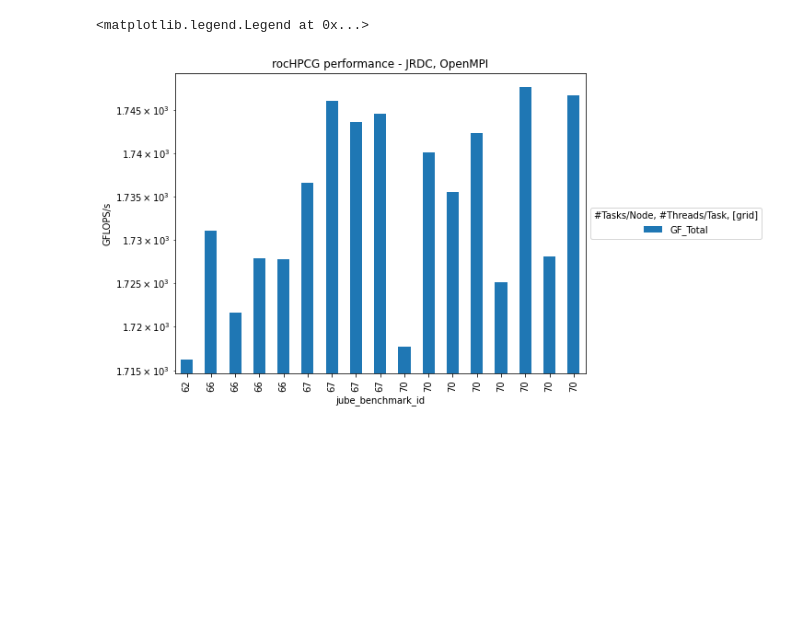
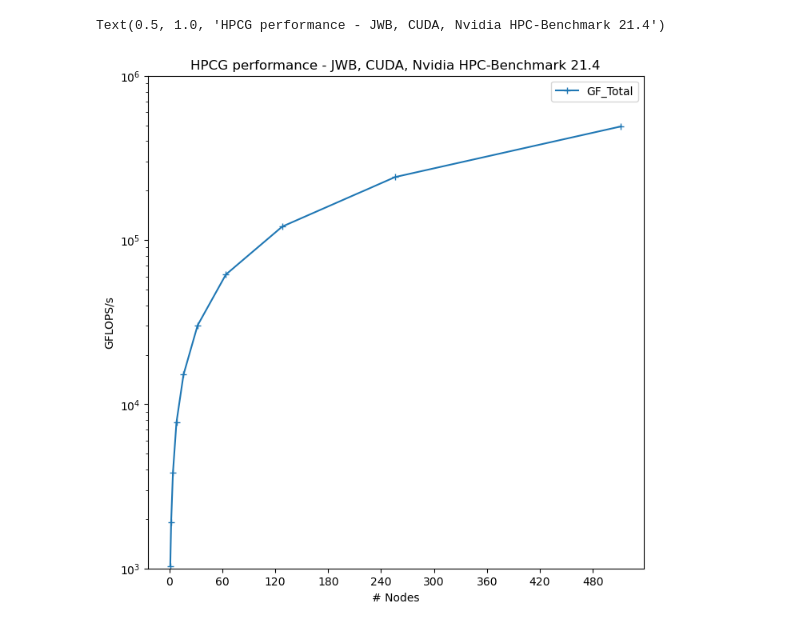
Before and after one commit to FZJ-JSC/jubench-hpcg, a Jupyter notebook: benchmark/eval/HPCG.ipynb, the cells around one changed output. Drawn from its saved outputs; the diff is of its cells as text; code cells hidden in the pictures; blank space fills up the shorter version.

```diff
--- a/benchmark/eval/HPCG.ipynb
+++ b/benchmark/eval/HPCG.ipynb
@@ -510,0 +133,19 @@ Index(['jube_benchmark_id', 'system', 'modules', 'nodes', 'taskspernode', 'threa
+# %%
+%matplotlib inline
+import pandas as pd
+import matplotlib.pylab as plt
+from matplotlib.ticker import MaxNLocator
+
+# HPCG CUDA on 1 to 512 nodes of JWB
+# slurm queue: booster
+# compiler: proprietary binary by Nvidia (hpc-benchmarks 21.4)
+# software modules:
+#   stages/2022 GCC/11.2.0 OpenMPI/4.1.2
+# grid size: x=512,y=280,z=280
+fname = "hpcg-cuda_baseline.csv"
+run_data = pd.read_csv(fname, sep=",", engine='python')
+run_data['jube_benchmark_id'] = run_data['jube_benchmark_id'].replace(to_replace=102, value=101)
+run_data['jube_benchmark_id'] = run_data['jube_benchmark_id'].replace(to_replace=103, value=101)
+
+display(run_data.columns)
+display(run_data)
@@ -511,19 +165,30 @@ Index(['jube_benchmark_id', 'system', 'modules', 'nodes', 'taskspernode', 'threa
 # %%
+def select_color(threadspertask):
+    if int(threadspertask) == 1:
+        return "black"
+    elif int(threadspertask) == 2:
+        return "red"
+    elif int(threadspertask) == 4:
+        return "green"
+    elif int(threadspertask) == 8:
+        return "blue"
+
 pd.set_option('display.max_rows', None)
 pd.set_option('display.max_columns', None)
 pd.set_option('display.width', 1000)
 pd.set_option('display.colheader_justify', 'center')
 pd.set_option('display.precision', 5)
 
-fig, ax = plt.subplots(figsize=(8,6))
+fig, ax = plt.subplots(figsize=(8,8))
 ax.xaxis.set_major_locator(MaxNLocator(integer=True))
+
+run_data.plot(x="nodes", y="GF_Total", ax=ax, marker="+", linestyle="solid")
+
+ax.set_xlabel('# Nodes')
+ax.set_ylabel('GFLOPS/s')
 plt.yscale('log')
-ax.set_xlabel('JUBE ID')
-ax.set_ylabel('GFLOPS/s')
-plt.title("rocHPCG performance - JRDC, OpenMPI")
-
-run_data.plot(x="jube_benchmark_id", y="GF_Total", ax=ax, kind="bar")
-plt.legend(title='#Tasks/Node, #Threads/Task, [grid]', loc='center left', bbox_to_anchor=(1.0, 0.5))
+ax.set_ylim(10**3, 10**6)
+plt.title("HPCG performance - JWB, CUDA, Nvidia HPC-Benchmark 21.4")
 # %% [output]
-<matplotlib.legend.Legend at 0x...>
+Text(0.5, 1.0, 'HPCG performance - JWB, CUDA, Nvidia HPC-Benchmark 21.4')
-[figure, old version]
+[figure, new version]
```
Also changed, not shown: parts of 42 cells of this notebook, 8 other files.
